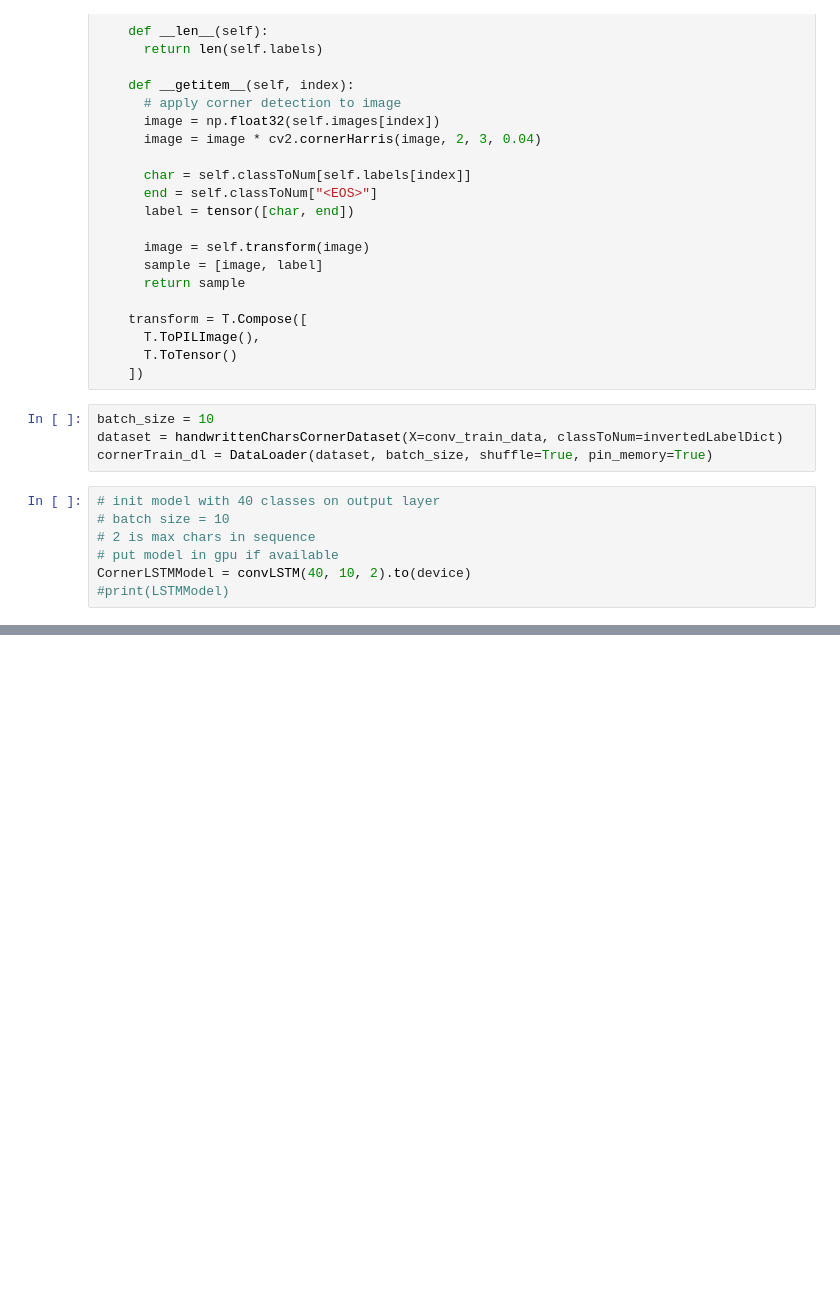
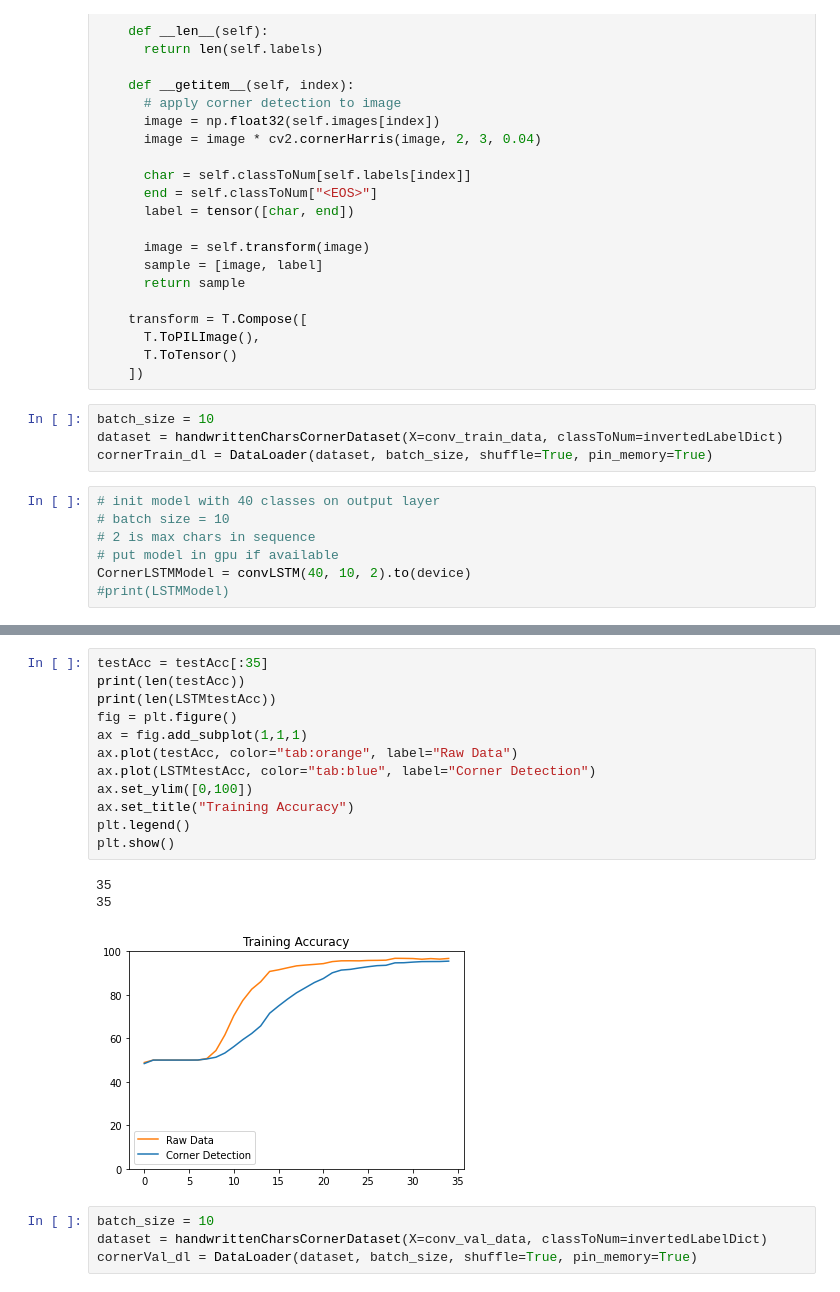
Before and after one commit to CharFox1/CompVisProj, a Jupyter notebook: lstmCharModel.ipynb, the cells around one changed output, grey strips where cells are left out. Saved outputs shown, nothing was run; the diff lists cells and outputs as text; blank space fills up the shorter version.

```diff
--- a/lstmCharModel.ipynb
+++ b/lstmCharModel.ipynb
@@ -646 +644,21 @@ print("Done!")
 Done!
+# %%
+testAcc = testAcc[:35]
+print(len(testAcc))
+print(len(LSTMtestAcc))
+fig = plt.figure()
+ax = fig.add_subplot(1,1,1)
+ax.plot(testAcc, color="tab:orange", label="Raw Data")
+ax.plot(LSTMtestAcc, color="tab:blue", label="Corner Detection")
+ax.set_ylim([0,100])
+ax.set_title("Training Accuracy")
+plt.legend()
+plt.show()
+# %% [output]
+35
+35
+[figure, added]
+# %%
+batch_size = 10
+dataset = handwrittenCharsCornerDataset(X=conv_val_data, classToNum=invertedLabelDict)
+cornerVal_dl = DataLoader(dataset, batch_size, shuffle=True, pin_memory=True)
```
Also changed, not shown: parts of 16 cells of this notebook.
